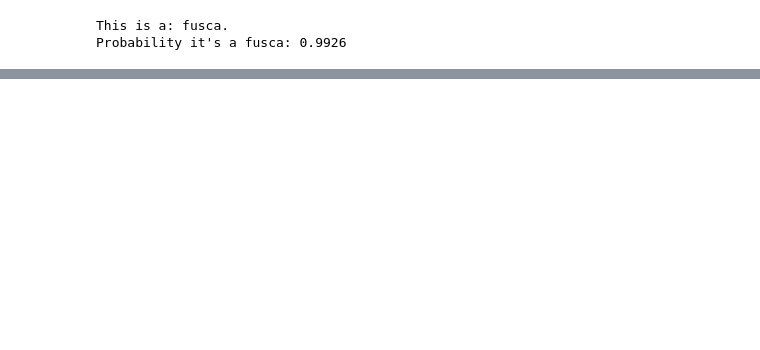
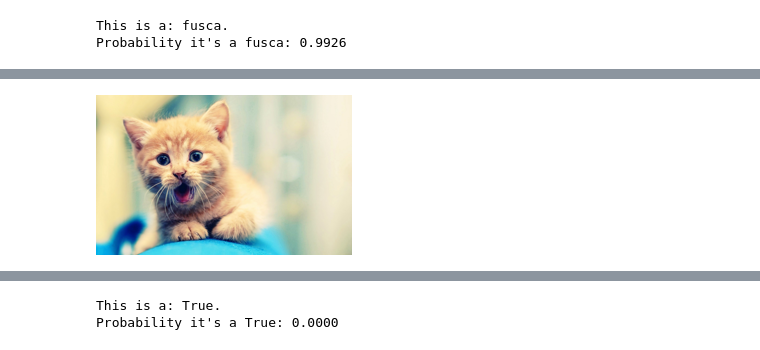
Before and after one commit to yurimarca/fastai-course-22-personal-notebook, a Jupyter notebook: 01-fastai-intro.ipynb, the cells around one changed output, grey strips where cells are left out. Cells and saved outputs as stored; diff of their text form; code cells hidden in the pictures; blank space fills up the shorter version.

```diff
--- a/01-fastai-intro.ipynb
+++ b/01-fastai-intro.ipynb
@@ -251,0 +254,2 @@ Probability it's a fusca: 0.9926
+# %%
+path = untar_data(URLs.PETS)/'images'
@@ -251,0 +258,10 @@ Probability it's a fusca: 0.9926
+# %%
+def is_cat(x): return x[0].isupper()
+dls = ImageDataLoaders.from_name_func(path,
+                                      get_image_files(path),
+                                      valid_pct=0.2,
+                                      seed=42,
+                                      label_func=is_cat,
+                                      item_tfms=Resize(224))
+# %%
+learn = cnn_learner(dls, resnet34, metrics=error_rate)
@@ -251,0 +277,15 @@ Probability it's a fusca: 0.9926
+# %%
+test = 'kitty_cat'
+filename = test + '.jpg'
+urls = search_images_ddg(test, max_images=1)
+download_url(urls[0], filename, show_progress=False)
+
+im = Image.open(filename)
+im.thumbnail((256, 256))
+display(im)
+
+cat,_,probs = learn.predict(PILImage.create(filename))
+print(f"This is a: {cat}.")
+print(f"Probability it's a {cat}: {probs[0]:.4f}")
+# %% [output]
+[figure, added]
@@ -251,0 +293,2 @@ Probability it's a fusca: 0.9926
+This is a: True.
+Probability it's a True: 0.0000
```
Also changed, not shown: parts of 9 cells of this notebook.
